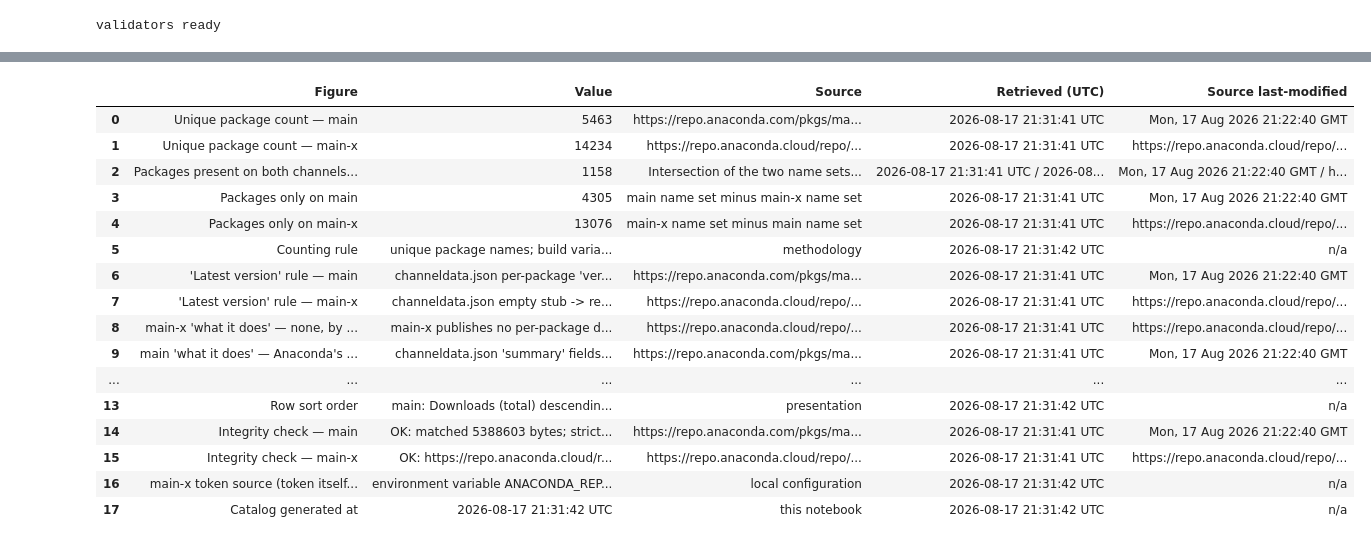
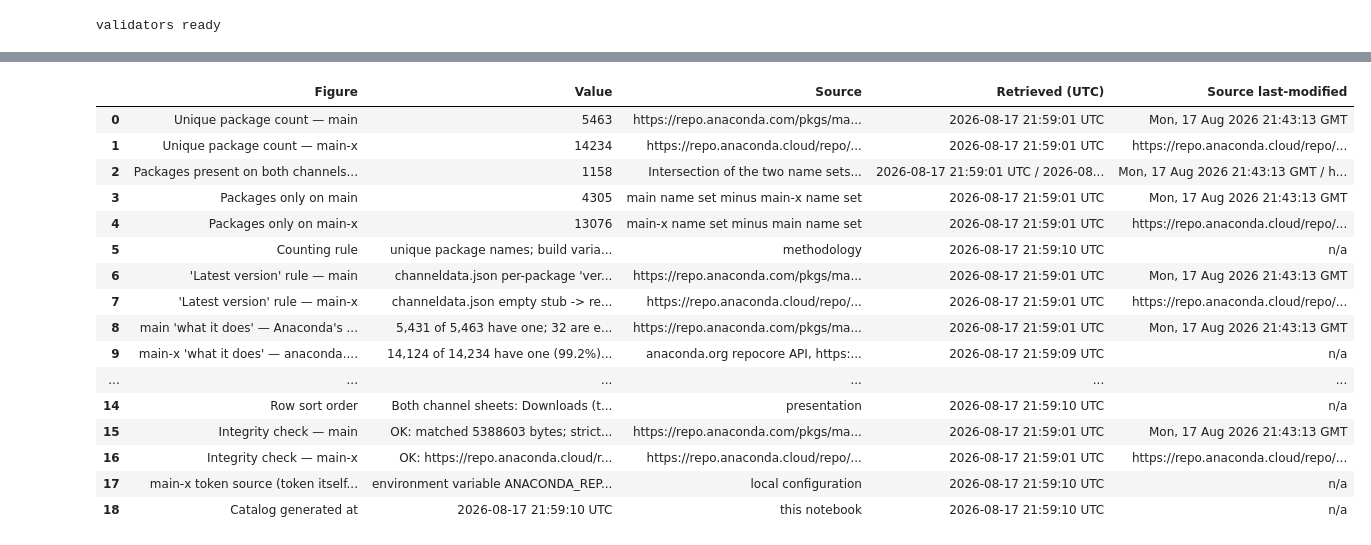
Before and after one commit to anaconda/anaconda-project, a Jupyter notebook: anaconda_channel_catalog.ipynb, the cells around one changed output, grey strips where cells are left out. Cells and saved outputs as stored; diff of their text form; code cells hidden in the pictures.

```diff
--- a/anaconda_channel_catalog.ipynb
+++ b/anaconda_channel_catalog.ipynb
@@ -132,7 +131,7 @@ def fetch_json_with_integrity(url, label, extra_headers=None, timeout=None):
     except urllib.error.HTTPError as e:
         hint = ""
         if e.code in (401, 403, 404):
-            hint = (" Authentication/authorization problem: token missing, invalid, expired, or not entitled.")
+            hint = " Authentication/authorization problem: token missing, invalid, expired, or not entitled."
         raise ChannelDataError(f"[{label}] HTTP {e.code} fetching {shown}.{hint} Refusing to continue.") from e
     except urllib.error.URLError as e:
         raise ChannelDataError(f"[{label}] network error fetching {shown}: {e.reason}. Refusing to continue.") from e
@@ -147,8 +146,7 @@ def fetch_json_with_integrity(url, label, extra_headers=None, timeout=None):
             except IncompleteRead as e:
                 got = received + len(e.partial or b"")
                 raise ChannelDataError(
-                    f"[{label}] TRUNCATED response from {shown}: closed after {got} bytes "
-                    f"(announced {expected}). Refusing to continue."
+                    f"[{label}] TRUNCATED response from {shown}: closed after {got} bytes (announced {expected}). Refusing to continue."
                 ) from e
             if not chunk:
                 break
@@ -229,7 +227,7 @@ def parse_repodata(data, label, provenance):
 
 
 def latest_from_repodata(records, label):
-    """Collapse build variants: {unique_name: {'version', 'summary', 'license', 'build_variants_collapsed'}}."""
+    """Collapse build variants -> {unique_name: {'version', 'summary', 'license', 'build_variants_collapsed'}}."""
     if not records:
         raise ChannelDataError(f"[{label}] repodata produced zero usable records. Refusing.")
     best, counts = {}, {}
@@ -240,7 +238,7 @@ def latest_from_repodata(records, label):
         cur = best.get(name)
         if cur is None or key > cur[0]:
             best[name] = (key, rec)
-    return {name: {"version": str(rec["version"]), "summary": "",  # main-x publishes no descriptions
+    return {name: {"version": str(rec["version"]), "summary": "",
                    "license": str(rec.get("license") or ""), "build_variants_collapsed": counts[name]}
             for name, (_, rec) in best.items()}
 
@@ -523,6 +606,7 @@ def figure(name, value, source, retrieved, last_modified):
 
 
 dl_source = "anaconda.org package API, https://api.anaconda.org/package/anaconda/<name>"
+repocore_source = "anaconda.org repocore API, https://api.anaconda.org/repocore/channels/main-x[/artifacts] (public; the .org front-end's own API)"
 summary_rows = [
     figure("Unique package count — main", len(main_names),
            main_prov["source_url"], main_prov["retrieved_utc"], main_prov["http_last_modified"]),
@@ -541,61 +625,71 @@ summary_rows = [
            main_prov["source_url"], main_prov["retrieved_utc"], main_prov["http_last_modified"]),
     figure("'Latest version' rule — main-x", main_x_prov["method"],
            main_x_prov["source_url"], main_x_prov["retrieved_utc"], main_x_prov["http_last_modified"]),
-    figure("main-x 'what it does' — none, by design",
-           "main-x publishes no per-package descriptions on any Anaconda surface (repodata has no summary field; "
-           "channeldata.json is an empty stub). Empty means 'Anaconda does not publish one' — no third-party text is used.",
-           main_x_prov["source_url"], main_x_prov["retrieved_utc"], main_x_prov["http_last_modified"]),
-    figure("main 'what it does' — Anaconda's own summaries",
-           f"channeldata.json 'summary' fields; {main_prov['packages_lacking_summary']} of {len(main_names)} main packages have none published",
+    figure("main 'what it does' — Anaconda's own channeldata summaries",
+           f"{len(main_names) - main_prov['packages_lacking_summary']:,} of {len(main_names):,} have one; "
+           f"{main_prov['packages_lacking_summary']} are empty because the channel publishes none",
            main_prov["source_url"], main_prov["retrieved_utc"], main_prov["http_last_modified"]),
+    figure("main-x 'what it does' — anaconda.org repocore summaries",
+           f"{mx_summary_coverage:,} of {len(main_x_names):,} have one ({100*mx_summary_coverage/len(main_x_names):.1f}%), "
+           "exact-name match to catalog, no fuzzy matching; empty = anaconda.org publishes none",
+           repocore_source, repocore_prov["retrieved_utc"], "n/a"),
     figure("Downloads — aggregation rule",
            f"anaconda.org package-level '{DOWNLOAD_FIELD}' field: server-side aggregate across all files, all versions, all platforms "
            "(field chosen by live probe; per-file sums drift slightly from this counter)",
            dl_source, dl_pass_utc, "n/a (API responses carry no Last-Modified)"),
     figure("Downloads — coverage, main",
            (f"{dl_stats['resolved']:,} of {dl_stats['total']:,} packages got a number ({100 * dl_stats['coverage']:.1f}%); "
             f"not found on anaconda.org: {dl_stats['not_found']:,}; no download field: {dl_stats['no_field']:,}; "
             f"fetch errors this run (retried next run): {dl_stats['errors']:,}"
             + (f"  *** WARNING: coverage below {100*MIN_DOWNLOAD_COVERAGE_WARN:.0f}% — column is partial ***" if dl_coverage_warning else "")),
            dl_source, dl_pass_utc, "n/a"),
-    figure("Downloads — main-x has no columns, by design",
-           "main-x is not exposed on the anaconda.org package API at all (probe: " + MAIN_X_PROBE_DETAIL +
-           "). No download figures exist on any reachable Anaconda surface for it, so the main-x sheet carries none.",
-           "anaconda.org API probes (notebook output)", now_utc(), "n/a"),
+    figure("Downloads — main-x",
+           ("anaconda.org repocore reports download_count = 0 for EVERY main-x package as of the fetch date. "
+            "Telemetry is not populated for this channel yet — do not read zeros as zero usage. "
+            "When .org starts reporting real numbers, re-running this notebook picks them up automatically."
+            if mx_dl_all_zero else
+            "download_count populated on anaconda.org repocore"),
+           repocore_source, repocore_prov["retrieved_utc"], "n/a"),
+    figure("main-x on anaconda.org — channel page exists",
+           f"anaconda.org/channels/main-x browsable; repocore channel object advertises artifact_count = {MX_ARTIFACT_COUNT_ADVERTISED:,} "
+           f"(matches this catalog's {len(main_x_names):,}), privacy = '{mx_channel.get('privacy')}'. "
+           f"Channel description per .org: {str(mx_channel.get('description'))[:200]}",
+           repocore_source, repocore_prov["retrieved_utc"], "n/a"),
     figure("Row sort order",
-           "main: Downloads (total) descending, unknowns last, alphabetical within ties. main-x: alphabetical "
-           "(Anaconda publishes nothing to sort it by). Autofilter on every sheet for ad-hoc filtering.",
+           "Both channel sheets: Downloads (total) desc, unknowns last, alphabetical within ties. main-x is "
+           "all-zero on anaconda.org today, so its effective order is alphabetical. Autofilter on every sheet.",
            "presentation", now_utc(), "n/a"),
     figure("Integrity check — main", f"OK: {main_prov['content_length_check']}; strict JSON parse; "
            f"{main_prov['bytes_received']:,} bytes; {main_prov['channeldata_package_count']:,} packages; floor passed",
            main_prov["source_url"], main_prov["retrieved_utc"], main_prov["http_last_modified"]),
     figure("Integrity check — main-x", f"OK: {main_x_prov['content_length_check']}; strict JSON parse; "
            f"{main_x_prov['bytes_received']:,} bytes; floor passed"
-           + (f"; {main_x_prov['raw_artifact_records']:,} raw artifact records collapsed" if main_x_prov.get("raw_artifact_records") else ""),
+           + (f"; {main_x_prov['raw_artifact_records']:,} raw artifact records collapsed" if main_x_prov.get("raw_artifact_records") else "")
+           + f"; repocore pagination cross-checked ({repocore_prov['items']:,} items == total_count)",
            main_x_prov["source_url"], main_x_prov["retrieved_utc"], main_x_prov["http_last_modified"]),
     figure("main-x token source (token itself never stored)", token_origin,
            "local configuration", now_utc(), "n/a"),
     figure("Catalog generated at", now_utc(), "this notebook", now_utc(), "n/a"),
 ]
 df_summary = pd.DataFrame(summary_rows)
 df_summary
 # %% [output]
 |  | Figure | Value | Source | Retrieved (UTC) | Source last-modified |
-| 0 | Unique package count — main | 5463 | https://repo.anaconda.com/pkgs/ma... | 2026-08-17 21:31:41 UTC | Mon, 17 Aug 2026 21:22:40 GMT |
-| 1 | Unique package count — main-x | 14234 | https://repo.anaconda.cloud/repo/... | 2026-08-17 21:31:41 UTC | https://repo.anaconda.cloud/repo/... |
-| 2 | Packages present on both channels... | 1158 | Intersection of the two name sets... | 2026-08-17 21:31:41 UTC / 2026-08... | Mon, 17 Aug 2026 21:22:40 GMT / h... |
-| 3 | Packages only on main | 4305 | main name set minus main-x name set | 2026-08-17 21:31:41 UTC | Mon, 17 Aug 2026 21:22:40 GMT |
-| 4 | Packages only on main-x | 13076 | main-x name set minus main name set | 2026-08-17 21:31:41 UTC | https://repo.anaconda.cloud/repo/... |
-| 5 | Counting rule | unique package names; build varia... | methodology | 2026-08-17 21:31:42 UTC | n/a |
-| 6 | 'Latest version' rule — main | channeldata.json per-package 'ver... | https://repo.anaconda.com/pkgs/ma... | 2026-08-17 21:31:41 UTC | Mon, 17 Aug 2026 21:22:40 GMT |
-| 7 | 'Latest version' rule — main-x | channeldata.json empty stub -> re... | https://repo.anaconda.cloud/repo/... | 2026-08-17 21:31:41 UTC | https://repo.anaconda.cloud/repo/... |
-| 8 | main-x 'what it does' — none, by ... | main-x publishes no per-package d... | https://repo.anaconda.cloud/repo/... | 2026-08-17 21:31:41 UTC | https://repo.anaconda.cloud/repo/... |
-| 9 | main 'what it does' — Anaconda's ... | channeldata.json 'summary' fields... | https://repo.anaconda.com/pkgs/ma... | 2026-08-17 21:31:41 UTC | Mon, 17 Aug 2026 21:22:40 GMT |
+| 0 | Unique package count — main | 5463 | https://repo.anaconda.com/pkgs/ma... | 2026-08-17 21:59:01 UTC | Mon, 17 Aug 2026 21:43:13 GMT |
+| 1 | Unique package count — main-x | 14234 | https://repo.anaconda.cloud/repo/... | 2026-08-17 21:59:01 UTC | https://repo.anaconda.cloud/repo/... |
+| 2 | Packages present on both channels... | 1158 | Intersection of the two name sets... | 2026-08-17 21:59:01 UTC / 2026-08... | Mon, 17 Aug 2026 21:43:13 GMT / h... |
+| 3 | Packages only on main | 4305 | main name set minus main-x name set | 2026-08-17 21:59:01 UTC | Mon, 17 Aug 2026 21:43:13 GMT |
+| 4 | Packages only on main-x | 13076 | main-x name set minus main name set | 2026-08-17 21:59:01 UTC | https://repo.anaconda.cloud/repo/... |
+| 5 | Counting rule | unique package names; build varia... | methodology | 2026-08-17 21:59:10 UTC | n/a |
+| 6 | 'Latest version' rule — main | channeldata.json per-package 'ver... | https://repo.anaconda.com/pkgs/ma... | 2026-08-17 21:59:01 UTC | Mon, 17 Aug 2026 21:43:13 GMT |
+| 7 | 'Latest version' rule — main-x | channeldata.json empty stub -> re... | https://repo.anaconda.cloud/repo/... | 2026-08-17 21:59:01 UTC | https://repo.anaconda.cloud/repo/... |
+| 8 | main 'what it does' — Anaconda's ... | 5,431 of 5,463 have one; 32 are e... | https://repo.anaconda.com/pkgs/ma... | 2026-08-17 21:59:01 UTC | Mon, 17 Aug 2026 21:43:13 GMT |
+| 9 | main-x 'what it does' — anaconda.... | 14,124 of 14,234 have one (99.2%)... | anaconda.org repocore API, https:... | 2026-08-17 21:59:09 UTC | n/a |
 | ... | ... | ... | ... | ... | ... |
-| 13 | Row sort order | main: Downloads (total) descendin... | presentation | 2026-08-17 21:31:42 UTC | n/a |
-| 14 | Integrity check — main | OK: matched 5388603 bytes; strict... | https://repo.anaconda.com/pkgs/ma... | 2026-08-17 21:31:41 UTC | Mon, 17 Aug 2026 21:22:40 GMT |
-| 15 | Integrity check — main-x | OK: https://repo.anaconda.cloud/r... | https://repo.anaconda.cloud/repo/... | 2026-08-17 21:31:41 UTC | https://repo.anaconda.cloud/repo/... |
-| 16 | main-x token source (token itself... | environment variable ANACONDA_REP... | local configuration | 2026-08-17 21:31:42 UTC | n/a |
-| 17 | Catalog generated at | 2026-08-17 21:31:42 UTC | this notebook | 2026-08-17 21:31:42 UTC | n/a |
+| 14 | Row sort order | Both channel sheets: Downloads (t... | presentation | 2026-08-17 21:59:10 UTC | n/a |
+| 15 | Integrity check — main | OK: matched 5388603 bytes; strict... | https://repo.anaconda.com/pkgs/ma... | 2026-08-17 21:59:01 UTC | Mon, 17 Aug 2026 21:43:13 GMT |
+| 16 | Integrity check — main-x | OK: https://repo.anaconda.cloud/r... | https://repo.anaconda.cloud/repo/... | 2026-08-17 21:59:01 UTC | https://repo.anaconda.cloud/repo/... |
+| 17 | main-x token source (token itself... | environment variable ANACONDA_REP... | local configuration | 2026-08-17 21:59:10 UTC | n/a |
+| 18 | Catalog generated at | 2026-08-17 21:59:10 UTC | this notebook | 2026-08-17 21:59:10 UTC | n/a |
 # %%
 # Everything above must succeed before any file is written; write atomically.
```
Also changed, not shown: parts of 12 cells of this notebook, 3 other files.
